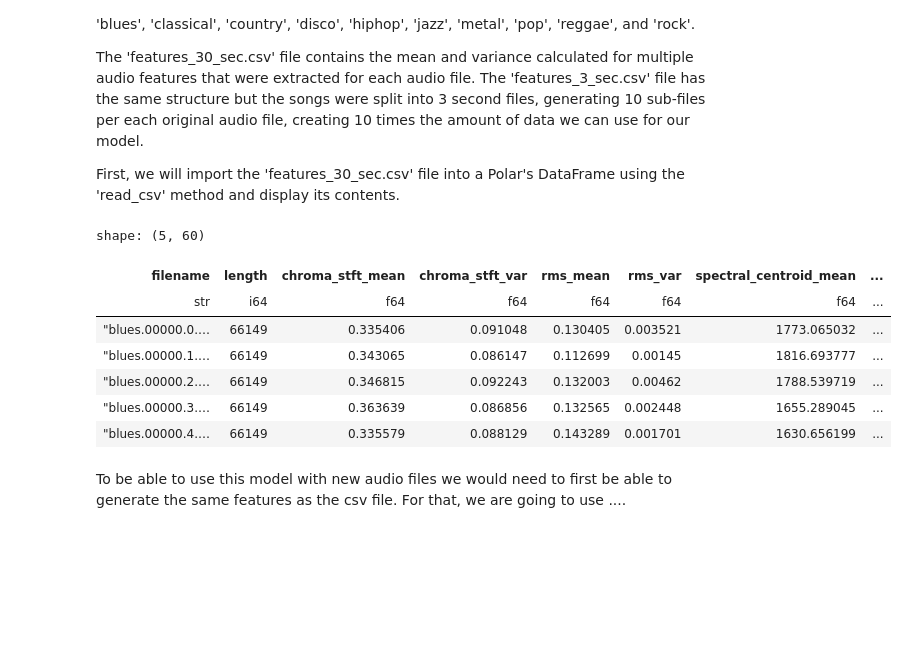
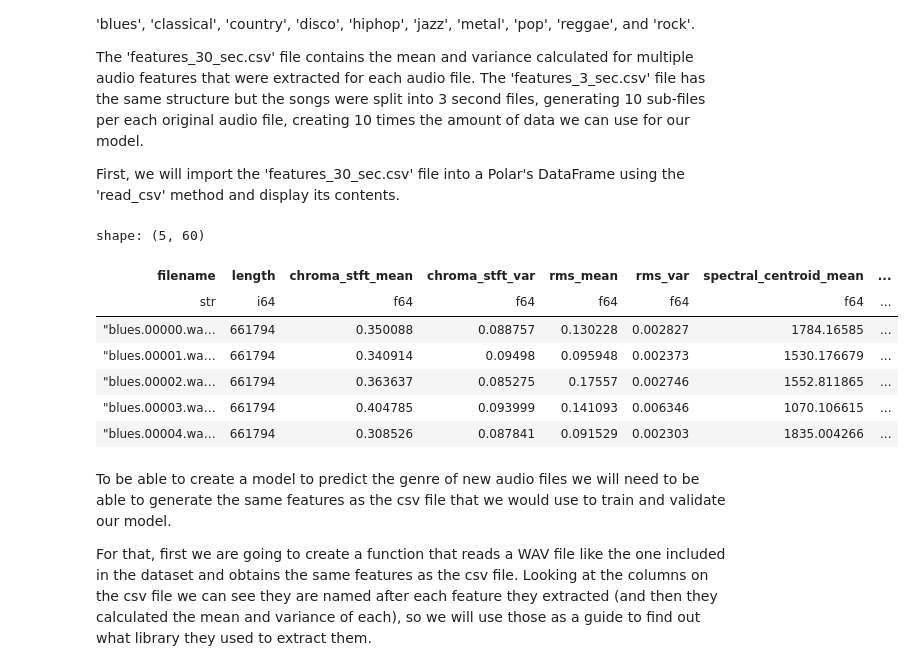
Before and after one commit to Underdoge/music-ds, a Jupyter notebook: Jupyter_Workbook.ipynb, the cells around one changed output. Saved outputs shown, nothing was run; the diff lists cells and outputs as text; code cells hidden in the pictures; blank space fills up the shorter version.

```diff
--- a/Jupyter_Workbook.ipynb
+++ b/Jupyter_Workbook.ipynb
@@ -825,16 +825,18 @@ The 'features_30_sec.csv' file contains the mean and variance calculated for mul
 
 First, we will import the 'features_30_sec.csv' file into a Polar's DataFrame using the 'read_csv' method and display its contents.
 # %%
-genres_df = pl.read_csv('data/features_3_sec.csv')
+genres_df = pl.read_csv('data/features_30_sec.csv')
 genres_df.head()
 # %% [output]
 shape: (5, 60)
 | filename | length | chroma_stft_mean | chroma_stft_var | rms_mean | rms_var | spectral_centroid_mean | ... |
 | str | i64 | f64 | f64 | f64 | f64 | f64 | ... |
-| "blues.00000.0.… | 66149 | 0.335406 | 0.091048 | 0.130405 | 0.003521 | 1773.065032 | ... |
-| "blues.00000.1.… | 66149 | 0.343065 | 0.086147 | 0.112699 | 0.00145 | 1816.693777 | ... |
-| "blues.00000.2.… | 66149 | 0.346815 | 0.092243 | 0.132003 | 0.00462 | 1788.539719 | ... |
-| "blues.00000.3.… | 66149 | 0.363639 | 0.086856 | 0.132565 | 0.002448 | 1655.289045 | ... |
-| "blues.00000.4.… | 66149 | 0.335579 | 0.088129 | 0.143289 | 0.001701 | 1630.656199 | ... |
+| "blues.00000.wa… | 661794 | 0.350088 | 0.088757 | 0.130228 | 0.002827 | 1784.16585 | ... |
+| "blues.00001.wa… | 661794 | 0.340914 | 0.09498 | 0.095948 | 0.002373 | 1530.176679 | ... |
+| "blues.00002.wa… | 661794 | 0.363637 | 0.085275 | 0.17557 | 0.002746 | 1552.811865 | ... |
+| "blues.00003.wa… | 661794 | 0.404785 | 0.093999 | 0.141093 | 0.006346 | 1070.106615 | ... |
+| "blues.00004.wa… | 661794 | 0.308526 | 0.087841 | 0.091529 | 0.002303 | 1835.004266 | ... |
-# %% [markdown]
-To be able to use this model with new audio files we would need to first be able to generate the same features as the csv file. For that, we are going to use ....
+# %% [markdown]
+To be able to create a model to predict the genre of new audio files we will need to be able to generate the same features as the csv file that we would use to train and validate our model.
+
+For that, first we are going to create a function that reads a WAV file like the one included in the dataset and obtains the same features as the csv file. Looking at the columns on the csv file we can see they are named after each feature they extracted (and then they calculated the mean and variance of each), so we will use those as a guide to find out what library they used to extract them.
```
Also changed, not shown: parts of 7 cells of this notebook, 3 other files.
